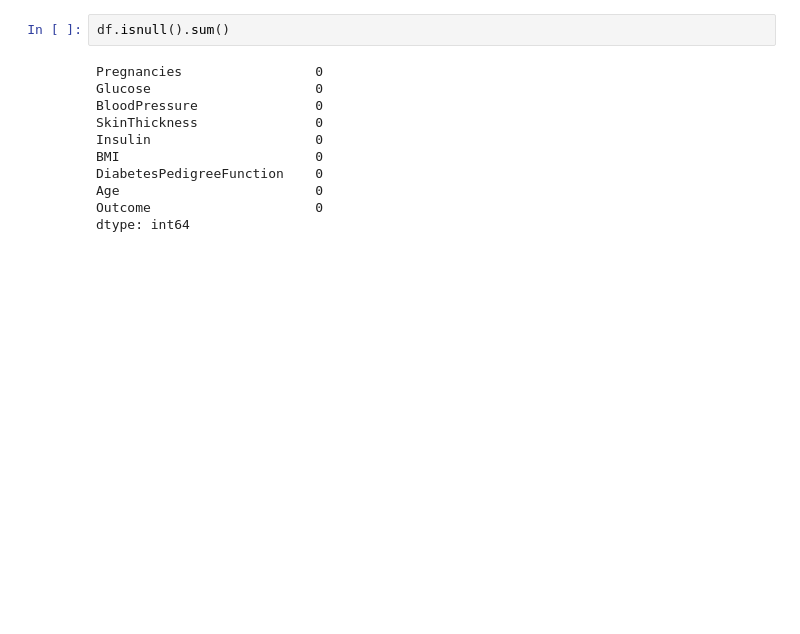
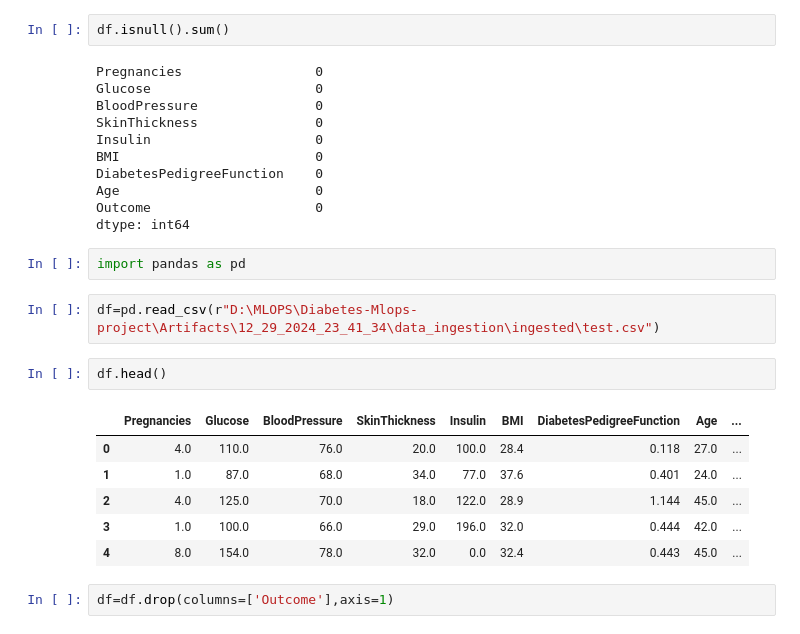
Before and after one commit to SivakumarReddy143/Diabetes-Mlops-project, a Jupyter notebook: notebook/diabetes.ipynb, the cells around one changed output. Drawn from its saved outputs; the diff is of its cells as text; blank space fills up the shorter version.

```diff
--- a/notebook/diabetes.ipynb
+++ b/notebook/diabetes.ipynb
@@ -48,3 +48,18 @@ DiabetesPedigreeFunction    0
 Age                         0
 Outcome                     0
 dtype: int64
+# %%
+import pandas as pd
+# %%
+df=pd.read_csv(r"D:\MLOPS\Diabetes-Mlops-project\Artifacts\12_29_2024_23_41_34\data_ingestion\ingested\test.csv")
+# %%
+df.head()
+# %% [output]
+|  | Pregnancies | Glucose | BloodPressure | SkinThickness | Insulin | BMI | DiabetesPedigreeFunction | Age | ... |
+| 0 | 4.0 | 110.0 | 76.0 | 20.0 | 100.0 | 28.4 | 0.118 | 27.0 | ... |
+| 1 | 1.0 | 87.0 | 68.0 | 34.0 | 77.0 | 37.6 | 0.401 | 24.0 | ... |
+| 2 | 4.0 | 125.0 | 70.0 | 18.0 | 122.0 | 28.9 | 1.144 | 45.0 | ... |
+| 3 | 1.0 | 100.0 | 66.0 | 29.0 | 196.0 | 32.0 | 0.444 | 42.0 | ... |
+| 4 | 8.0 | 154.0 | 78.0 | 32.0 | 0.0 | 32.4 | 0.443 | 45.0 | ... |
+# %%
+df=df.drop(columns=['Outcome'],axis=1)
```
Also changed, not shown: parts of 4 cells of this notebook, 9 other files.
